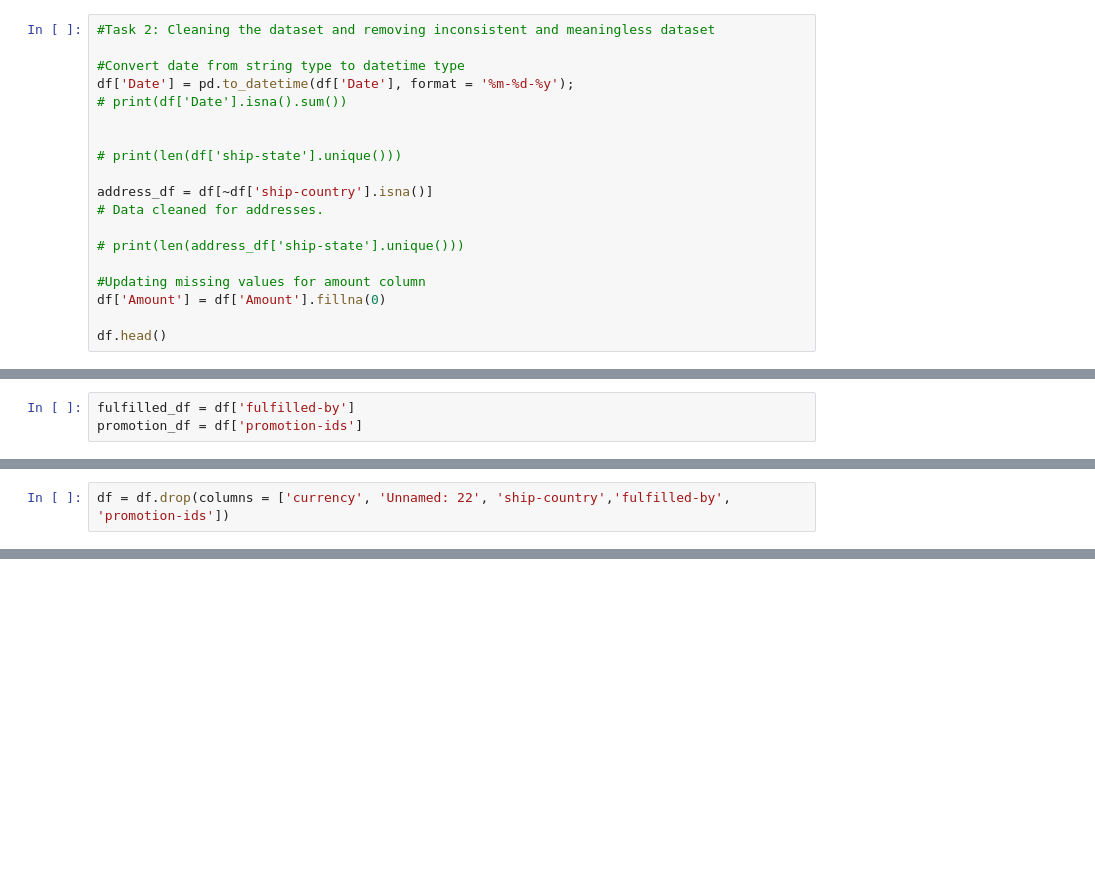
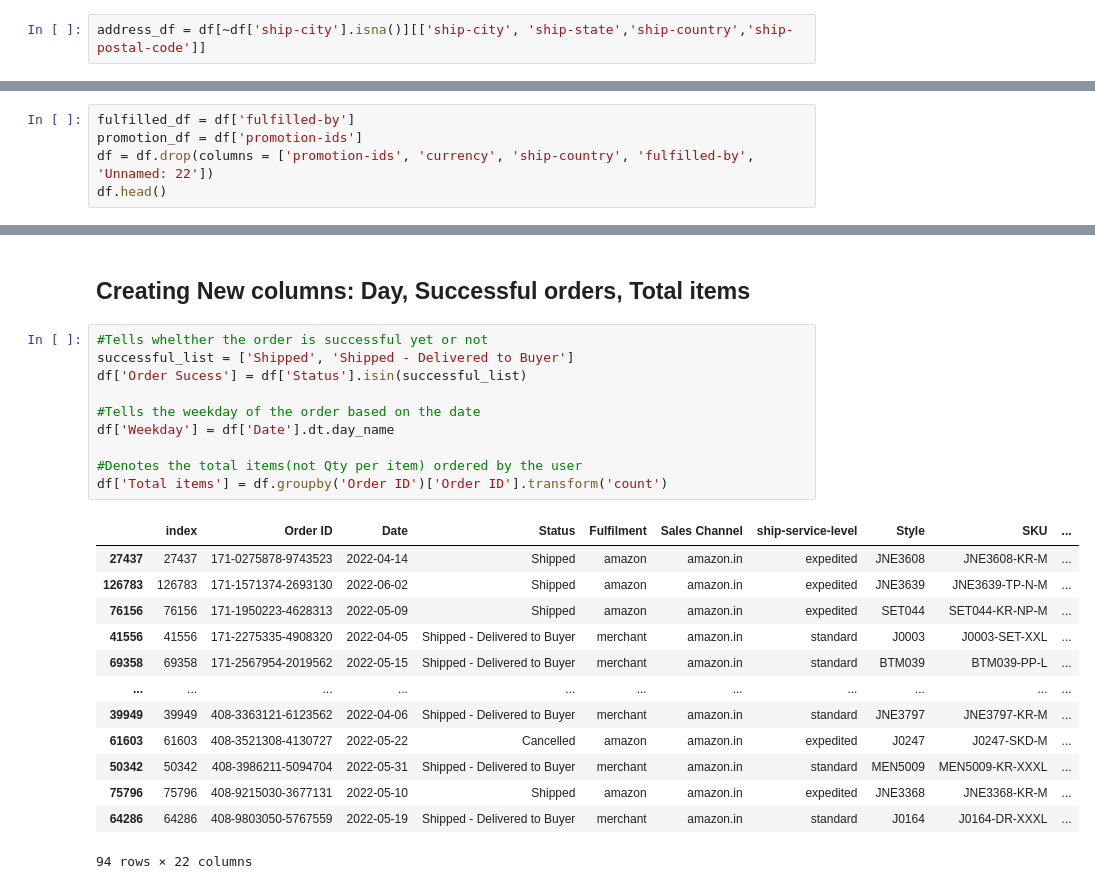
Before and after one commit to sayashhad/Data-Analyst-Internship-Assignment, a Jupyter notebook: Data_analysis.ipynb, the cells around one changed output, grey strips where cells are left out. Drawn from its saved outputs; the diff is of its cells as text; blank space fills up the shorter version.

```diff
--- a/Data_analysis.ipynb
+++ b/Data_analysis.ipynb
@@ -92,19 +191,2 @@ print(df[df['ship-state'].isna()][['ship-city','ship-postal-code']])
 # %%
-#Task 2: Cleaning the dataset and removing inconsistent and meaningless dataset
-
-#Convert date from string type to datetime type
-df['Date'] = pd.to_datetime(df['Date'], format = '%m-%d-%y');
-# print(df['Date'].isna().sum())
-
-
-# print(len(df['ship-state'].unique()))
-
-address_df = df[~df['ship-country'].isna()]
-# Data cleaned for addresses.
-
-# print(len(address_df['ship-state'].unique()))
-
-#Updating missing values for amount column
-df['Amount'] = df['Amount'].fillna(0)
-
-df.head()
+address_df = df[~df['ship-city'].isna()][['ship-city', 'ship-state','ship-country','ship-postal-code']]
@@ -139,3 +195,5 @@ dtype: float64
 # %%
 fulfilled_df = df['fulfilled-by']
 promotion_df = df['promotion-ids']
+df = df.drop(columns = ['promotion-ids', 'currency', 'ship-country', 'fulfilled-by', 'Unnamed: 22'])
+df.head()
@@ -147,2 +206,0 @@ array(['Cancelled', 'Shipped - Delivered to Buyer',
-# %%
-df = df.drop(columns = ['currency', 'Unnamed: 22', 'ship-country','fulfilled-by', 'promotion-ids'])
@@ -175,3 +231,29 @@ Status                0.000000
 Date                  0.000000
 B2B                   0.000000
 dtype: float64
+# %% [markdown]
+## Creating New columns: Day, Successful orders, Total items
+# %%
+#Tells whelther the order is successful yet or not
+successful_list = ['Shipped', 'Shipped - Delivered to Buyer']
+df['Order Sucess'] = df['Status'].isin(successful_list)
+
+#Tells the weekday of the order based on the date
+df['Weekday'] = df['Date'].dt.day_name
+
+#Denotes the total items(not Qty per item) ordered by the user
+df['Total items'] = df.groupby('Order ID')['Order ID'].transform('count')
+# %% [output]
+|  | index | Order ID | Date | Status | Fulfilment | Sales Channel | ship-service-level | Style | SKU | ... |
+| 27437 | 27437 | 171-0275878-9743523 | 2022-04-14 | Shipped | amazon | amazon.in | expedited | JNE3608 | JNE3608-KR-M | ... |
+| 126783 | 126783 | 171-1571374-2693130 | 2022-06-02 | Shipped | amazon | amazon.in | expedited | JNE3639 | JNE3639-TP-N-M | ... |
+| 76156 | 76156 | 171-1950223-4628313 | 2022-05-09 | Shipped | amazon | amazon.in | expedited | SET044 | SET044-KR-NP-M | ... |
+| 41556 | 41556 | 171-2275335-4908320 | 2022-04-05 | Shipped - Delivered to Buyer | merchant | amazon.in | standard | J0003 | J0003-SET-XXL | ... |
+| 69358 | 69358 | 171-2567954-2019562 | 2022-05-15 | Shipped - Delivered to Buyer | merchant | amazon.in | standard | BTM039 | BTM039-PP-L | ... |
+| ... | ... | ... | ... | ... | ... | ... | ... | ... | ... | ... |
+| 39949 | 39949 | 408-3363121-6123562 | 2022-04-06 | Shipped - Delivered to Buyer | merchant | amazon.in | standard | JNE3797 | JNE3797-KR-M | ... |
+| 61603 | 61603 | 408-3521308-4130727 | 2022-05-22 | Cancelled | amazon | amazon.in | expedited | J0247 | J0247-SKD-M | ... |
+| 50342 | 50342 | 408-3986211-5094704 | 2022-05-31 | Shipped - Delivered to Buyer | merchant | amazon.in | standard | MEN5009 | MEN5009-KR-XXXL | ... |
+| 75796 | 75796 | 408-9215030-3677131 | 2022-05-10 | Shipped | amazon | amazon.in | expedited | JNE3368 | JNE3368-KR-M | ... |
+| 64286 | 64286 | 408-9803050-5767559 | 2022-05-19 | Shipped - Delivered to Buyer | merchant | amazon.in | standard | J0164 | J0164-DR-XXXL | ... |
+94 rows × 22 columns
```
Also changed, not shown: parts of 34 cells of this notebook, 1 other file.
